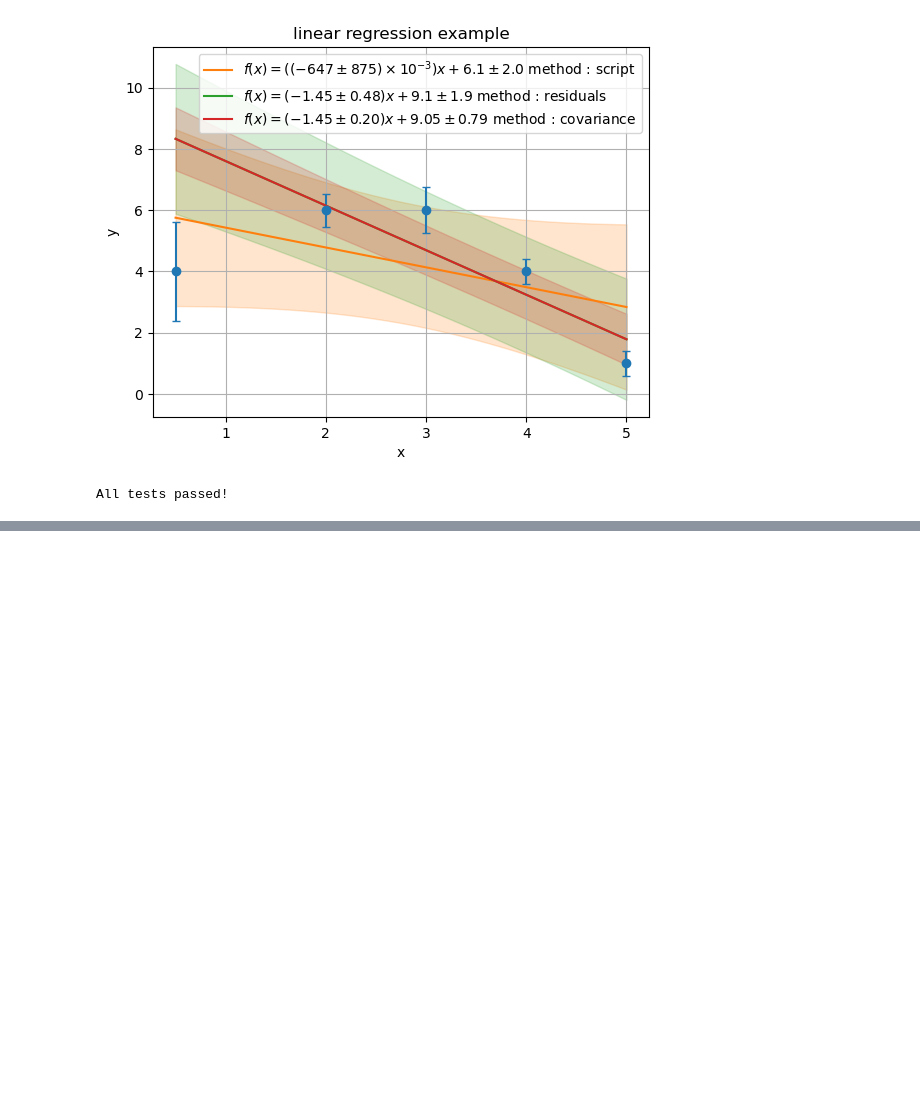
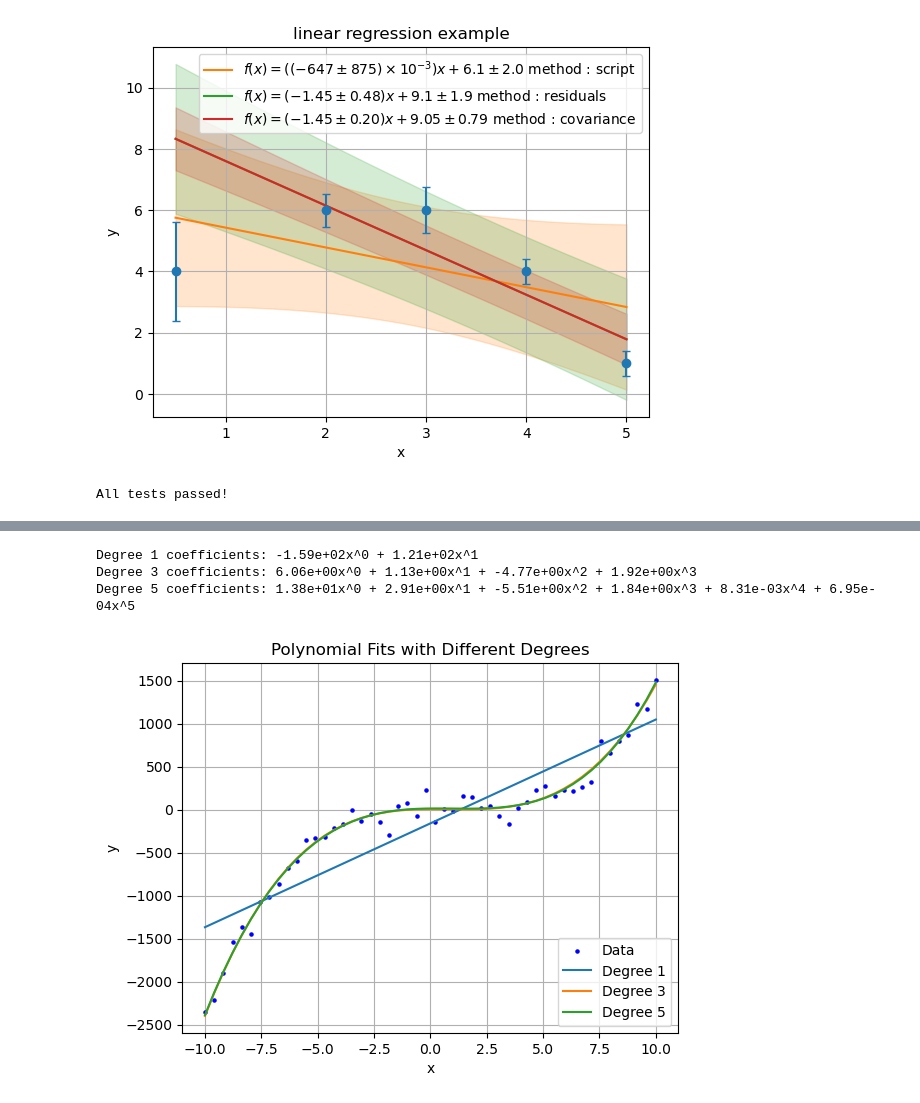
Before and after one commit to SecretGmG/PhysicsTool, a Jupyter notebook: examples.ipynb, the cells around one changed output, grey strips where cells are left out. Drawn from its saved outputs; the diff is of its cells as text; code cells hidden in the pictures; blank space fills up the shorter version.

Commit message:
added my stuff and examples/tests

```diff
--- a/examples.ipynb
+++ b/examples.ipynb
@@ -382,0 +446,34 @@ Wall time: 14.9 s
+# %%
+#test polynomial fit function, only useful in cases where we are not interested in errors
+#otherwise use iterative least squares (in case of polynomials, one iteration will be sufficient)
+import numpy as np
+import matplotlib.pyplot as plt
+import PhysicsTool as pt
+
+np.random.seed(0)
+x_data = np.linspace(-10, 10, 50)
+y_data = 2 * x_data**3 - 5 * x_data**2 + 3 * x_data + np.random.normal(0, 100, x_data.shape)
+
+degrees = [1, 3, 5]
+
+plt.figure()
+plt.scatter(x_data, y_data, s=5, color='blue', label='Data', zorder=5)
+
+for degree in degrees:
+    coeff, poly_y_vals = pt.polynomial_fit(degree, x_data, y_data)
+    plt.plot(x_data, poly_y_vals, label=f'Degree {degree}', zorder=10)
+
+    coeff_text = ' + '.join([f'{c:.2e}x^{i}' for i, c in enumerate(coeff[::-1])])
+    print(f'Degree {degree} coefficients: {coeff_text}')
+
+plt.xlabel('x')
+plt.ylabel('y')
+plt.title('Polynomial Fits with Different Degrees')
+plt.legend(loc='lower right')
+plt.grid(True)
+plt.show()
+# %% [output]
+Degree 1 coefficients: -1.59e+02x^0 + 1.21e+02x^1
+Degree 3 coefficients: 6.06e+00x^0 + 1.13e+00x^1 + -4.77e+00x^2 + 1.92e+00x^3
+Degree 5 coefficients: 1.38e+01x^0 + 2.91e+00x^1 + -5.51e+00x^2 + 1.84e+00x^3 + 8.31e-03x^4 + 6.95e-04x^5
+[figure, added]
```
Also changed, not shown: parts of 6 cells of this notebook, 5 other files.
